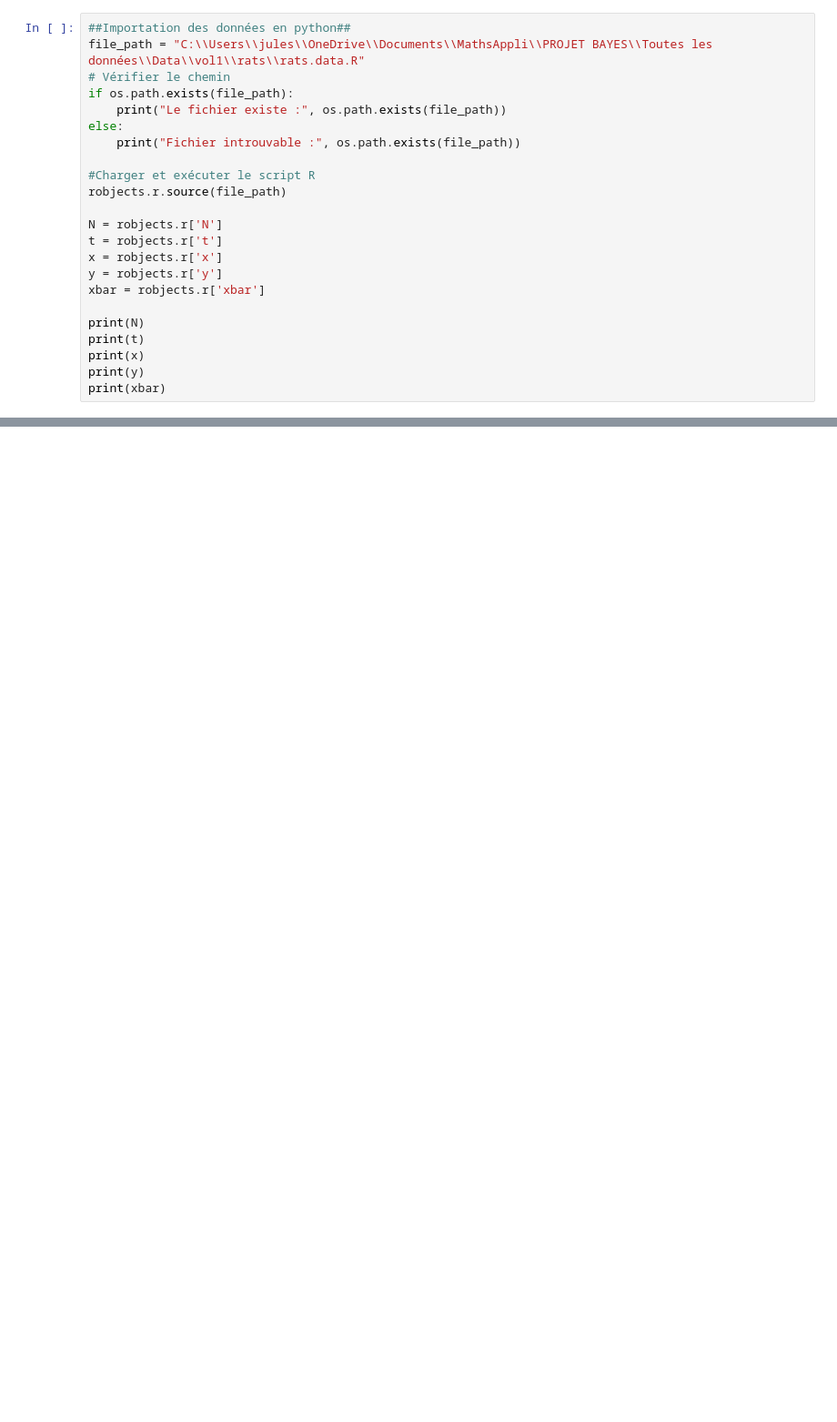
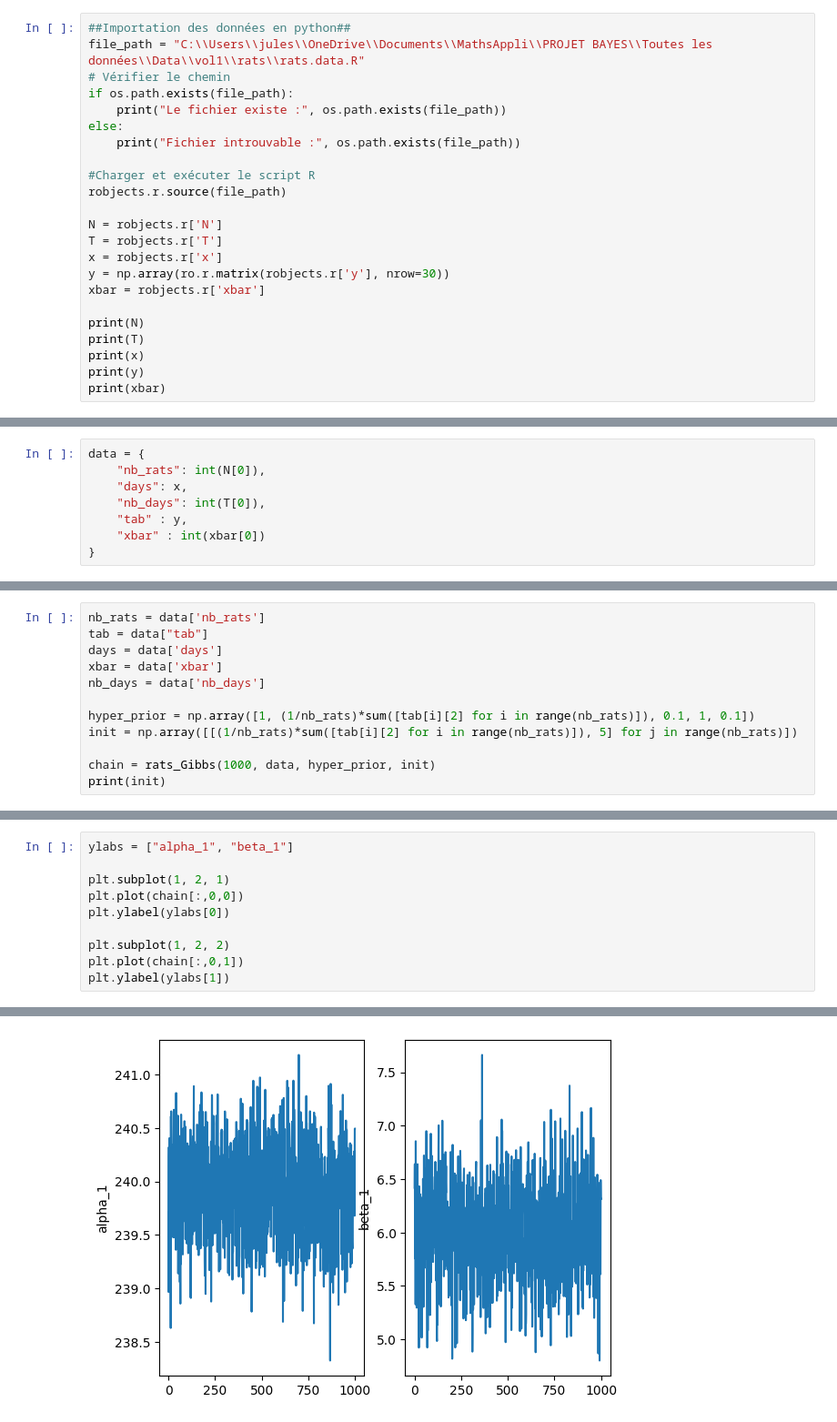
Before and after one commit to amounier2023/Bayes, a Jupyter notebook: first_main.ipynb, the cells around one changed output, grey strips where cells are left out. Shown at 91% size. Cells and saved outputs as stored; diff of their text form; blank space fills up the shorter version.

```diff
--- a/first_main.ipynb
+++ b/first_main.ipynb
@@ -19,13 +21,13 @@ else:
 robjects.r.source(file_path)
 
 N = robjects.r['N']
-t = robjects.r['t']
+T = robjects.r['T']
 x = robjects.r['x']
-y = robjects.r['y']
+y = np.array(ro.r.matrix(robjects.r['y'], nrow=30))
 xbar = robjects.r['xbar']
 
 print(N)
-print(t)
+print(T)
 print(x)
 print(y)
 print(xbar)
@@ -49 +51,9 @@ Le fichier existe : True
 [1] 22
+# %%
+data = {
+    "nb_rats": int(N[0]),
+    "days": x,
+    "nb_days": int(T[0]),
+    "tab" : y,
+    "xbar" : int(xbar[0])
+}
@@ -49,0 +105,12 @@ Le fichier existe : True
+# %%
+nb_rats = data['nb_rats']
+tab = data["tab"]
+days = data['days']
+xbar = data['xbar']
+nb_days = data['nb_days']
+
+hyper_prior = np.array([1, (1/nb_rats)*sum([tab[i][2] for i in range(nb_rats)]), 0.1, 1, 0.1])
+init = np.array([[(1/nb_rats)*sum([tab[i][2] for i in range(nb_rats)]), 5] for j in range(nb_rats)])
+
+chain = rats_Gibbs(1000, data, hyper_prior, init)
+print(init)
@@ -49,0 +135,11 @@ Le fichier existe : True
+# %%
+ylabs = ["alpha_1", "beta_1"]
+
+plt.subplot(1, 2, 1)
+plt.plot(chain[:,0,0])
+plt.ylabel(ylabs[0])
+
+plt.subplot(1, 2, 2)
+plt.plot(chain[:,0,1])
+plt.ylabel(ylabs[1])
+# %% [output]
@@ -49,0 +147 @@ Le fichier existe : True
+[figure, added]
```
Also changed, not shown: parts of 5 cells of this notebook.
